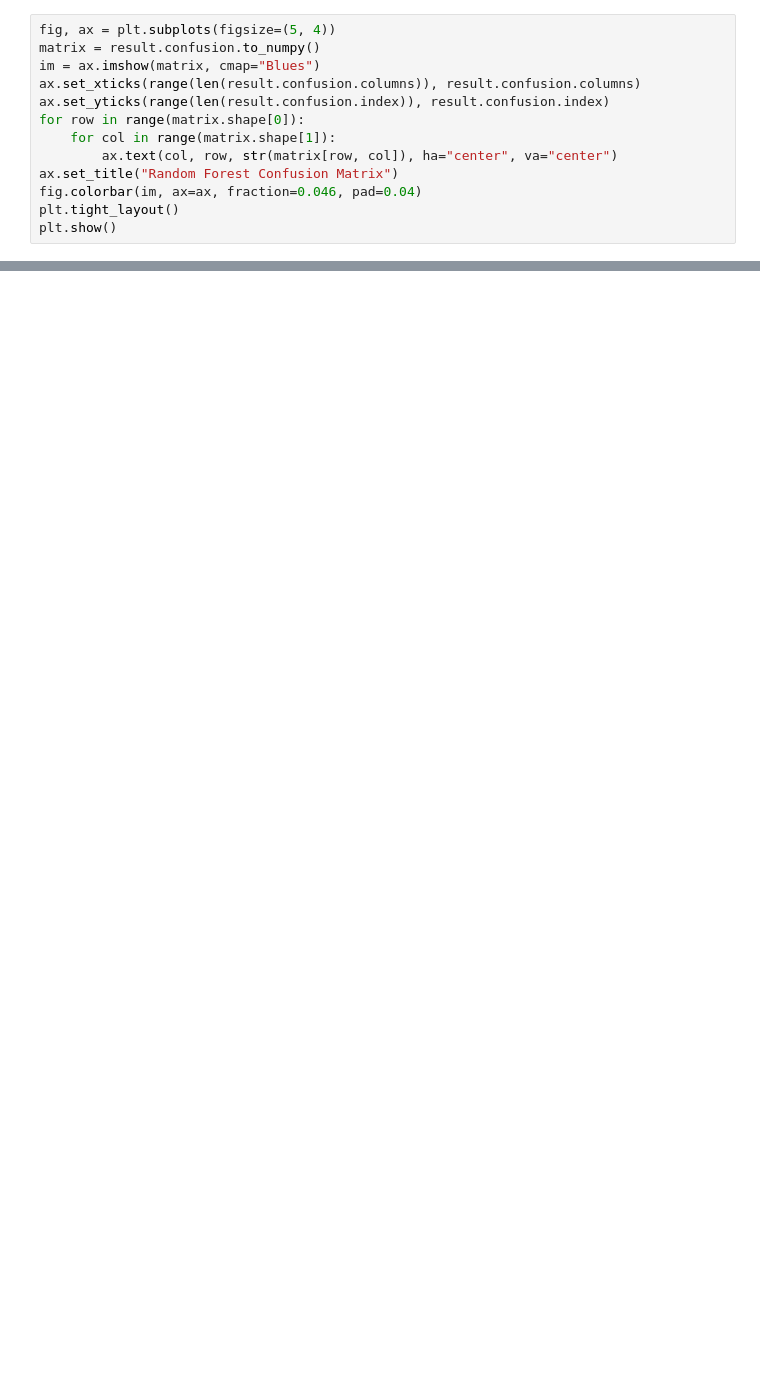
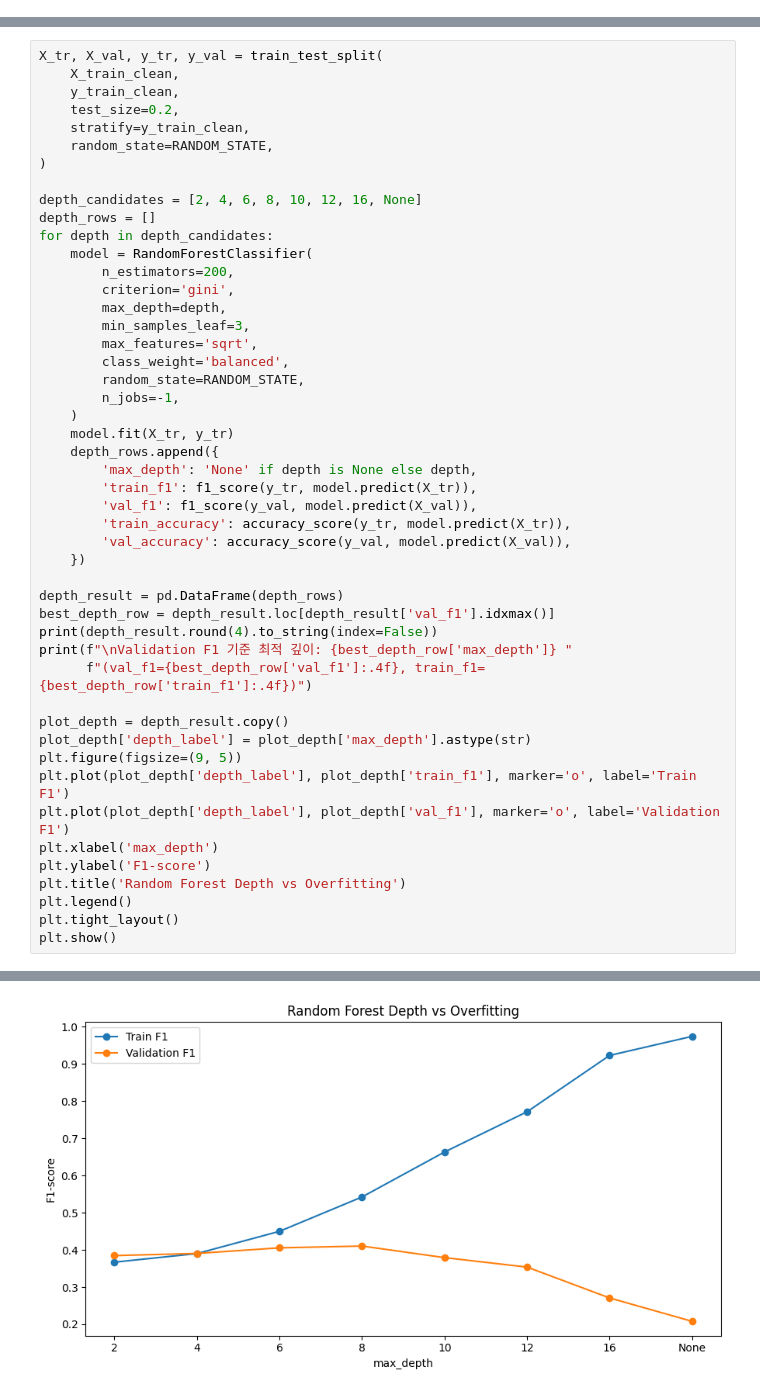
Before and after one commit to ShoppingInsight/shopper-prediction, a Jupyter notebook: models/random_forest/RandomForest.ipynb, the cells around one changed output, grey strips where cells are left out. Drawn from its saved outputs; the diff is of its cells as text; blank space fills up the shorter version.

Commit message:
fix: update random forest with preprocessed data

```diff
--- a/models/random_forest/RandomForest.ipynb
+++ b/models/random_forest/RandomForest.ipynb
@@ -101,13 +0,0 @@ Random Forest가 구매/미구매를 어떻게 분류했는지 셀 안에서 바
-# %%
-fig, ax = plt.subplots(figsize=(5, 4))
-matrix = result.confusion.to_numpy()
-im = ax.imshow(matrix, cmap="Blues")
-ax.set_xticks(range(len(result.confusion.columns)), result.confusion.columns)
-ax.set_yticks(range(len(result.confusion.index)), result.confusion.index)
-for row in range(matrix.shape[0]):
-    for col in range(matrix.shape[1]):
-        ax.text(col, row, str(matrix[row, col]), ha="center", va="center")
-ax.set_title("Random Forest Confusion Matrix")
-fig.colorbar(im, ax=ax, fraction=0.046, pad=0.04)
-plt.tight_layout()
-plt.show()
@@ -323,0 +174,49 @@ print(
+# %%
+X_tr, X_val, y_tr, y_val = train_test_split(
+    X_train_clean,
+    y_train_clean,
+    test_size=0.2,
+    stratify=y_train_clean,
+    random_state=RANDOM_STATE,
+)
+
+depth_candidates = [2, 4, 6, 8, 10, 12, 16, None]
+depth_rows = []
+for depth in depth_candidates:
+    model = RandomForestClassifier(
+        n_estimators=200,
+        criterion='gini',
+        max_depth=depth,
+        min_samples_leaf=3,
+        max_features='sqrt',
+        class_weight='balanced',
+        random_state=RANDOM_STATE,
+        n_jobs=-1,
+    )
+    model.fit(X_tr, y_tr)
+    depth_rows.append({
+        'max_depth': 'None' if depth is None else depth,
+        'train_f1': f1_score(y_tr, model.predict(X_tr)),
+        'val_f1': f1_score(y_val, model.predict(X_val)),
+        'train_accuracy': accuracy_score(y_tr, model.predict(X_tr)),
+        'val_accuracy': accuracy_score(y_val, model.predict(X_val)),
+    })
+
+depth_result = pd.DataFrame(depth_rows)
+best_depth_row = depth_result.loc[depth_result['val_f1'].idxmax()]
+print(depth_result.round(4).to_string(index=False))
+print(f"\nValidation F1 기준 최적 깊이: {best_depth_row['max_depth']} "
+      f"(val_f1={best_depth_row['val_f1']:.4f}, train_f1={best_depth_row['train_f1']:.4f})")
+
+plot_depth = depth_result.copy()
+plot_depth['depth_label'] = plot_depth['max_depth'].astype(str)
+plt.figure(figsize=(9, 5))
+plt.plot(plot_depth['depth_label'], plot_depth['train_f1'], marker='o', label='Train F1')
+plt.plot(plot_depth['depth_label'], plot_depth['val_f1'], marker='o', label='Validation F1')
+plt.xlabel('max_depth')
+plt.ylabel('F1-score')
+plt.title('Random Forest Depth vs Overfitting')
+plt.legend()
+plt.tight_layout()
+plt.show()
+# %% [output]
@@ -323,0 +234 @@ print(
+[figure, added]
```
Also changed, not shown: parts of 49 cells of this notebook, 4 other files.
